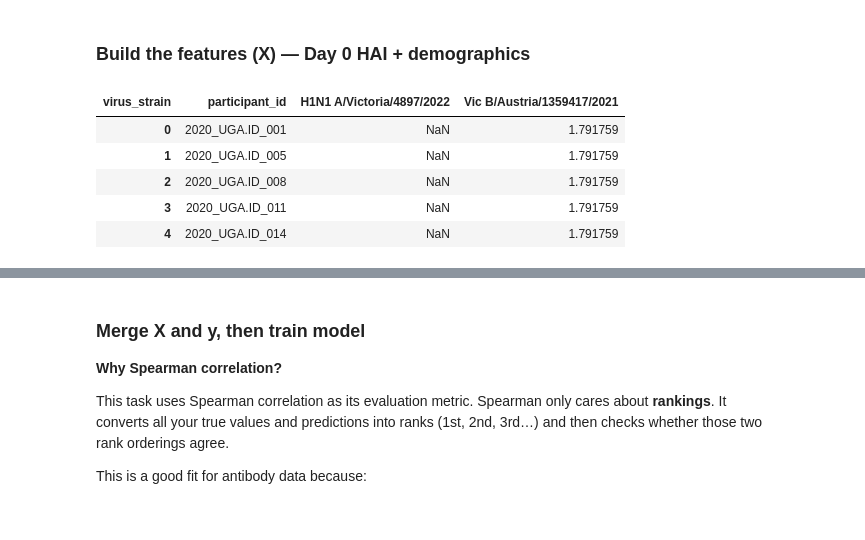
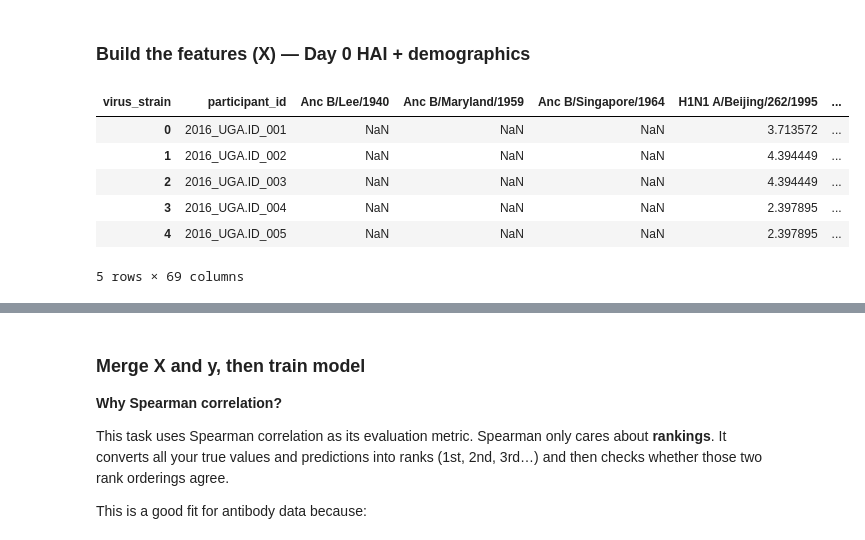
Before and after one commit to DirtyChay/cmi-flu-prediction-challenge, a Jupyter notebook: task_4_5.ipynb, the cells around one changed output, grey strips where cells are left out. Drawn from its saved outputs; the diff is of its cells as text; code cells hidden in the pictures.

```diff
--- a/task_4_5.ipynb
+++ b/task_4_5.ipynb
@@ -1,13 +1,14 @@
 # %%
 # Control whether Day 0 HAI data is used
-USE_DEMOGRAPHIC_DATA_ONLY = True
+USE_DEMOGRAPHIC_DATA_ONLY = False
 # 4.4: Use only 3 specific vaccine strains
-TASK_4_4_STRAINS_ONLY = True
+TASK_4_4_STRAINS_ONLY = False
 vaccine_strains = [
     'H1N1 A/Victoria/4897/2022',
     'H3N2 A/Massachusetts/18/2022',
     'Vic B/Austria/1359417/2021',
 ]
+EPSILON = 1e-9
 # %% [markdown]
 # Tasks
 
@@ -168,26 +169,27 @@ y
 # %%
 # --- Day 0 baseline HAI ---
 d0 = train_merged[train_merged['timepoint'] == 0.0].copy()
 # Same zero-handling as target
-d0['value'] = d0['value'].replace(0, 0.5)
+d0['value'] = d0['value'].replace(0, EPSILON)
 # Pivot: one row per participant, one column per virus strain
 d0_wide = d0.pivot_table(
     index='participant_id',
     columns='virus_strain',
     values='value',
     aggfunc='mean'
 ).reset_index()
 # Log-transform HAI values (standard practice — brings them to a more linear scale)
 hai_cols = [c for c in d0_wide.columns if c != 'participant_id']
 d0_wide[hai_cols] = np.log1p(d0_wide[hai_cols])
 d0_wide.head()
 # %% [output]
-| virus_strain | participant_id | H1N1 A/Victoria/4897/2022 | Vic B/Austria/1359417/2021 |
-| 0 | 2020_UGA.ID_001 | NaN | 1.791759 |
-| 1 | 2020_UGA.ID_005 | NaN | 1.791759 |
-| 2 | 2020_UGA.ID_008 | NaN | 1.791759 |
-| 3 | 2020_UGA.ID_011 | NaN | 1.791759 |
-| 4 | 2020_UGA.ID_014 | NaN | 1.791759 |
+| virus_strain | participant_id | Anc B/Lee/1940 | Anc B/Maryland/1959 | Anc B/Singapore/1964 | H1N1 A/Beijing/262/1995 | ... |
+| 0 | 2016_UGA.ID_001 | NaN | NaN | NaN | 3.713572 | ... |
+| 1 | 2016_UGA.ID_002 | NaN | NaN | NaN | 4.394449 | ... |
+| 2 | 2016_UGA.ID_003 | NaN | NaN | NaN | 4.394449 | ... |
+| 3 | 2016_UGA.ID_004 | NaN | NaN | NaN | 2.397895 | ... |
+| 4 | 2016_UGA.ID_005 | NaN | NaN | NaN | 2.397895 | ... |
+5 rows × 69 columns
 # %%
 # Get demographics directly from the participants table
 demo = train_participants[['participant_id', 'biological_sex', 'race', 'min_age']].copy()
```
Also changed, not shown: parts of 7 cells of this notebook.
